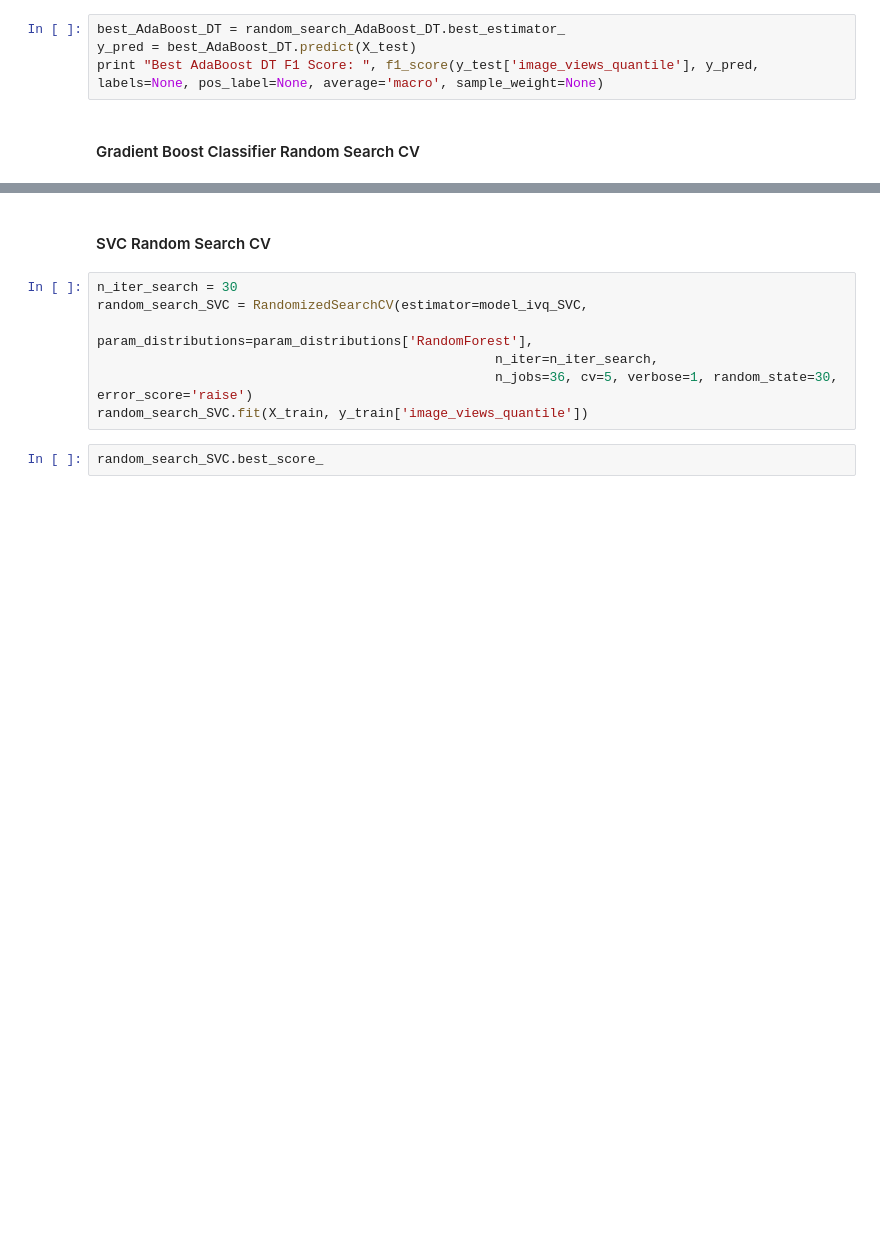
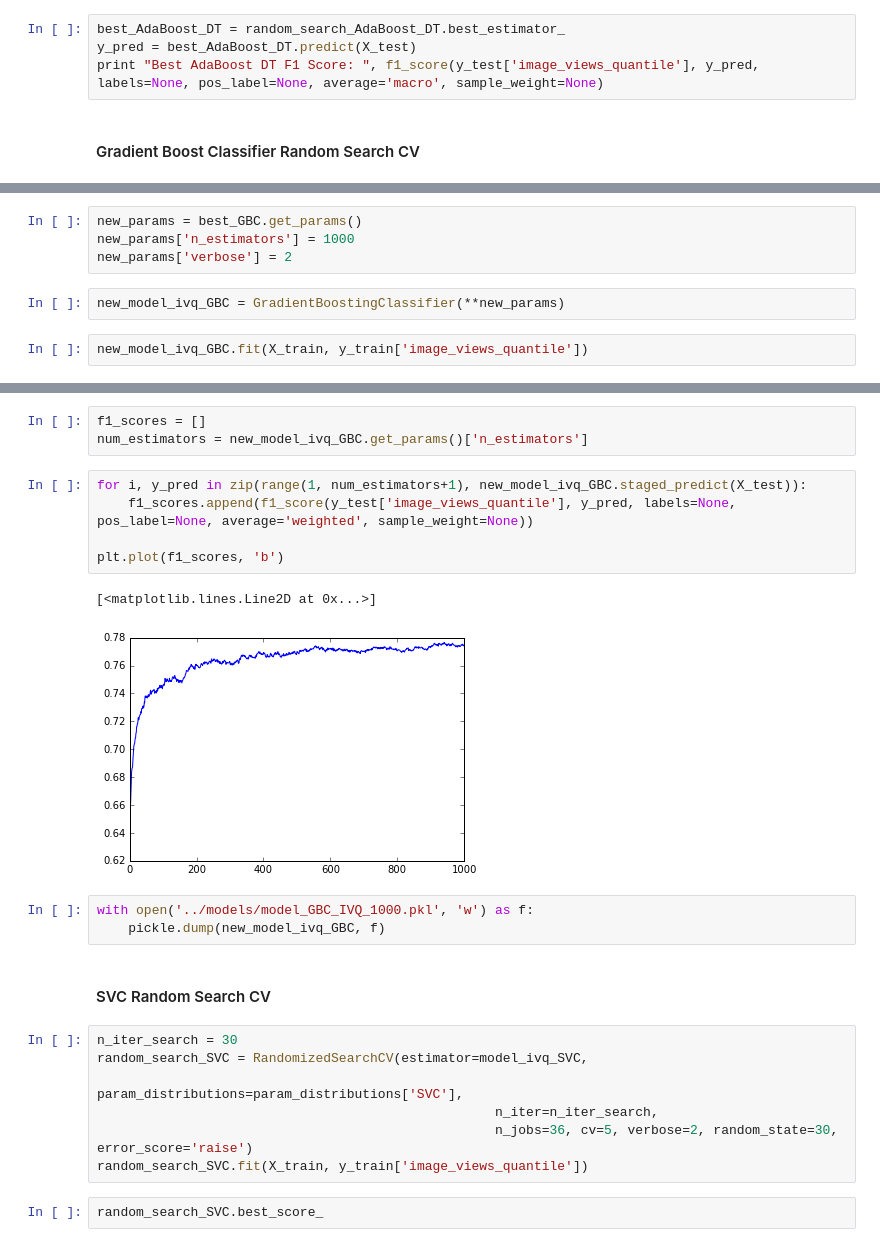
Before and after one commit to MPMakris/Photo_Pro, a Jupyter notebook: notebooks/Grid_Search_Models.ipynb, the cells around one changed output, grey strips where cells are left out. Cells and saved outputs as stored; diff of their text form; blank space fills up the shorter version.

Commit message:
Modeling Work and Pickled Models

```diff
--- a/notebooks/Grid_Search_Models.ipynb
+++ b/notebooks/Grid_Search_Models.ipynb
@@ -233,0 +261,8 @@ print "Best AdaBoost DT F1 Score: ", f1_score(y_test['image_views_quantile'], y_
+# %%
+new_params = best_GBC.get_params()
+new_params['n_estimators'] = 1000
+new_params['verbose'] = 2
+# %%
+new_model_ivq_GBC = GradientBoostingClassifier(**new_params)
+# %%
+new_model_ivq_GBC.fit(X_train, y_train['image_views_quantile'])
@@ -234,11 +311,25 @@ print "Best AdaBoost DT F1 Score: ", f1_score(y_test['image_views_quantile'], y_
+# %%
+f1_scores = []
+num_estimators = new_model_ivq_GBC.get_params()['n_estimators']
+# %%
+for i, y_pred in zip(range(1, num_estimators+1), new_model_ivq_GBC.staged_predict(X_test)):
+    f1_scores.append(f1_score(y_test['image_views_quantile'], y_pred, labels=None, pos_label=None, average='weighted', sample_weight=None))
+
+plt.plot(f1_scores, 'b')
+# %% [output]
+[<matplotlib.lines.Line2D at 0x...>]
+[figure, added]
+# %%
+with open('../models/model_GBC_IVQ_1000.pkl', 'w') as f:
+    pickle.dump(new_model_ivq_GBC, f)
 # %% [markdown]
 #### SVC Random Search CV
 # %%
 n_iter_search = 30
 random_search_SVC = RandomizedSearchCV(estimator=model_ivq_SVC,
-                                                   param_distributions=param_distributions['RandomForest'],
+                                                   param_distributions=param_distributions['SVC'],
                                                    n_iter=n_iter_search,
-                                                   n_jobs=36, cv=5, verbose=1, random_state=30, error_score='raise')
+                                                   n_jobs=36, cv=5, verbose=2, random_state=30, error_score='raise')
 random_search_SVC.fit(X_train, y_train['image_views_quantile'])
 # %%
 random_search_SVC.best_score_
```
Also changed, not shown: parts of 11 cells of this notebook, 3 other files.
